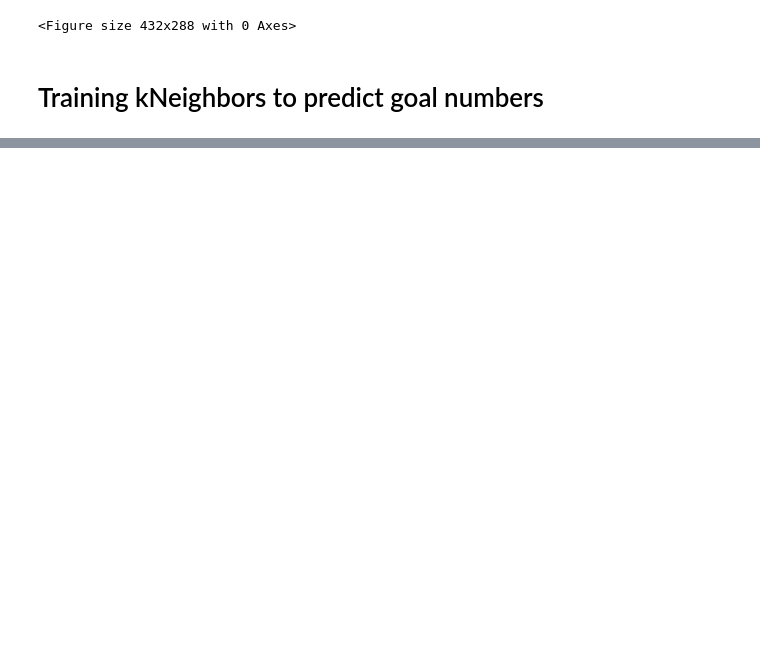
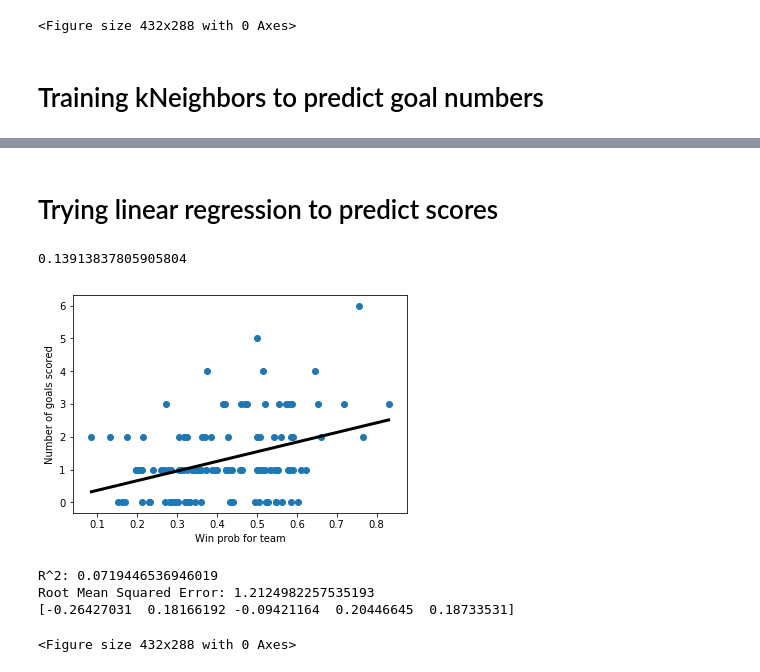
Before and after one commit to aleandrade/Data-Science, a Jupyter notebook: SoccerDataScienceNotebook.ipynb, the cells around one changed output, grey strips where cells are left out. Cells and saved outputs as stored; diff of their text form; code cells hidden in the pictures; blank space fills up the shorter version.

```diff
--- a/SoccerDataScienceNotebook.ipynb
+++ b/SoccerDataScienceNotebook.ipynb
@@ -102,0 +156,37 @@ plt.show()
+# %% [markdown]
+# Trying linear regression to predict scores
+# %%
+reg = LinearRegression()
+
+X = team_predict['prob_team'].values.reshape(-1,1)
+y = team_predict['goals_team'].values.reshape(-1,1)
+
+prediction_space = np.linspace(min(X), max(X)).reshape(-1,1)
+reg.fit(X, y)
+result = reg.predict(prediction_space)
+print(reg.score(X,y))
+
+# Plot regression line
+plt.scatter(X,y)
+plt.plot(prediction_space, result, color='black', linewidth=3)
+plt.xlabel("Win prob for team")
+plt.ylabel("Number of goals scored")
+plt.show()
+plt.clf()
+
+X_train, X_test, y_train, y_test = train_test_split(X, y, test_size = 0.2, random_state=42)
+reg.fit(X_train, y_train)
+y_pred = reg.predict(X_test)
+print("R^2: {}".format(reg.score(X_test, y_test)))
+rmse = np.sqrt(mean_squared_error(y_test, y_pred))
+print("Root Mean Squared Error: {}".format(rmse))
+
+cv_scores = cross_val_score(reg, X, y, cv=5)
+print(cv_scores)
+# %% [output]
+0.13913837805905804
+[figure, added]
+R^2: 0.0719446536946019
+Root Mean Squared Error: 1.2124982257535193
+[-0.26427031  0.18166192 -0.09421164  0.20446645  0.18733531]
+<Figure size 432x288 with 0 Axes>
```
Also changed, not shown: parts of 9 cells of this notebook, 2 other files.
